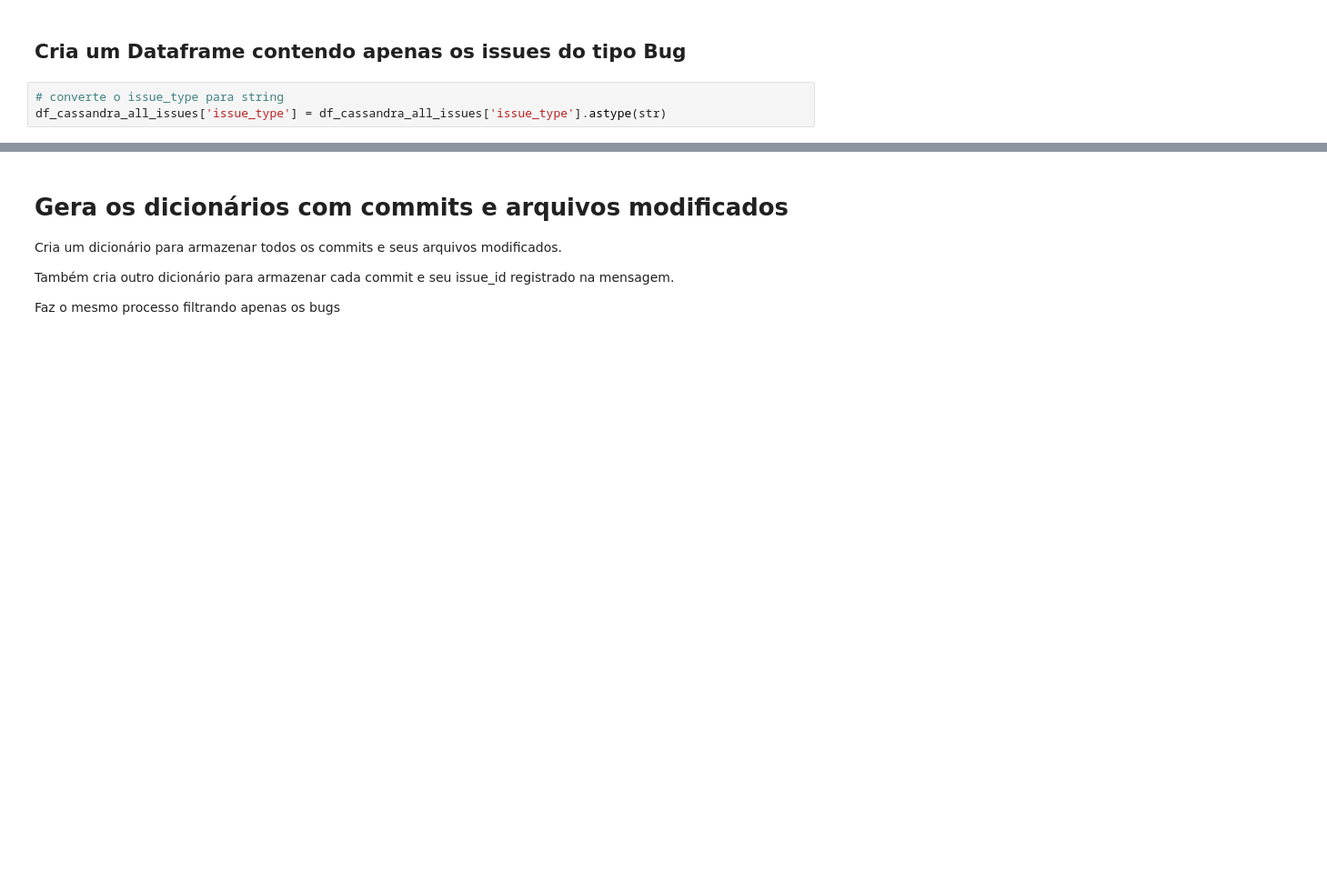
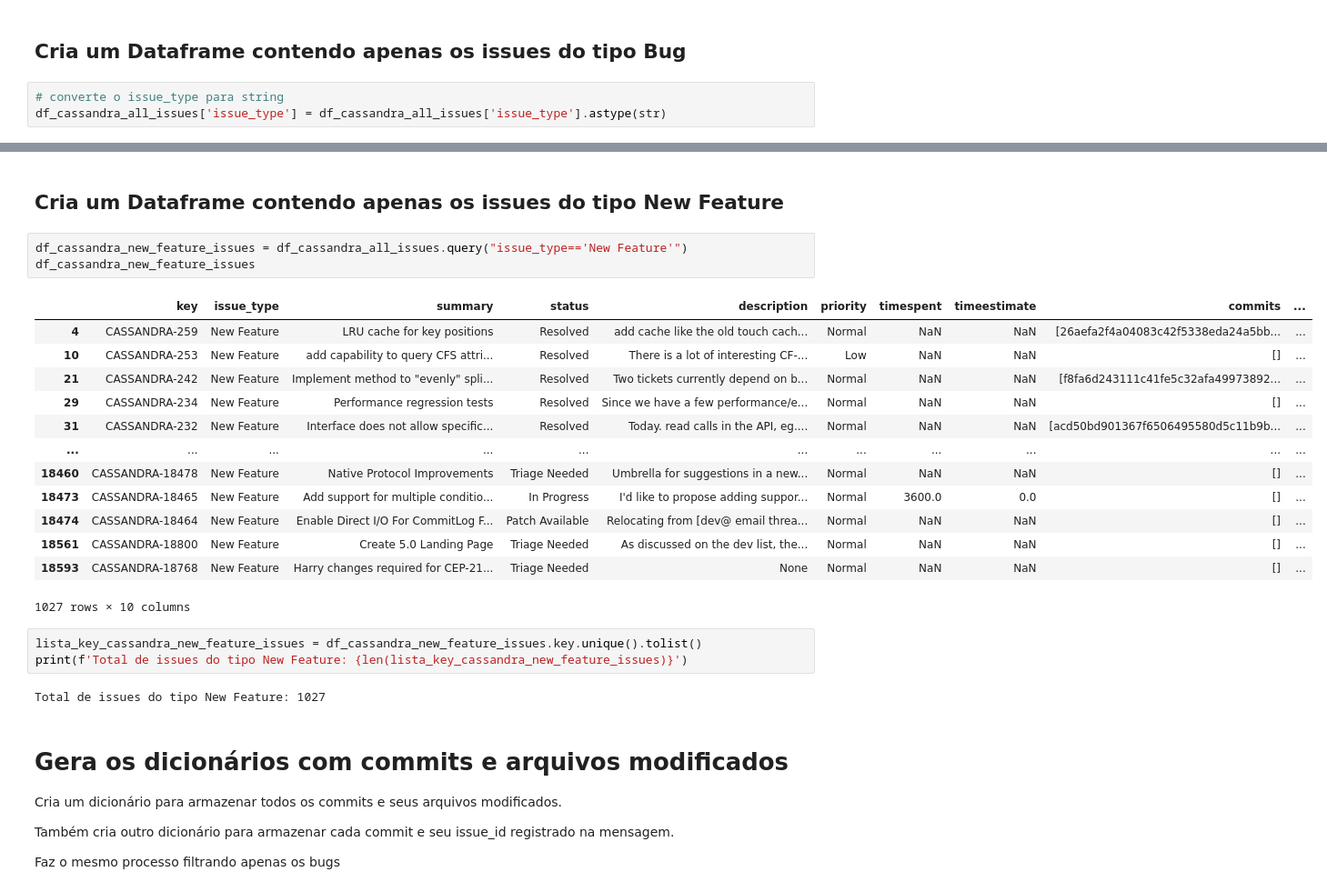
Before and after one commit to armandossrecife/piloto, a Jupyter notebook: classes_criticas_cassandra_teste_correlacao_todosissues_e_bugs.ipynb, the cells around one changed output, grey strips where cells are left out. Shown at 91% size. Saved outputs shown, nothing was run; the diff lists cells and outputs as text; blank space fills up the shorter version.

```diff
--- a/classes_criticas_cassandra_teste_correlacao_todosissues_e_bugs.ipynb
+++ b/classes_criticas_cassandra_teste_correlacao_todosissues_e_bugs.ipynb
@@ -517,3 +546,27 @@ Total de issues do tipo Bug: 10119
+# %% [markdown]
+## Cria um Dataframe contendo apenas os issues do tipo New Feature
+# %%
+df_cassandra_new_feature_issues = df_cassandra_all_issues.query("issue_type=='New Feature'")
+df_cassandra_new_feature_issues
+# %% [output]
+|  | key | issue_type | summary | status | description | priority | timespent | timeestimate | commits | ... |
+| 4 | CASSANDRA-259 | New Feature | LRU cache for key positions | Resolved | add cache like the old touch cach... | Normal | NaN | NaN | [26aefa2f4a04083c42f5338eda24a5bb... | ... |
+| 10 | CASSANDRA-253 | New Feature | add capability to query CFS attri... | Resolved | There is a lot of interesting CF-... | Low | NaN | NaN | [] | ... |
+| 21 | CASSANDRA-242 | New Feature | Implement method to "evenly" spli... | Resolved | Two tickets currently depend on b... | Normal | NaN | NaN | [f8fa6d243111c41fe5c32afa49973892... | ... |
+| 29 | CASSANDRA-234 | New Feature | Performance regression tests | Resolved | Since we have a few performance/e... | Normal | NaN | NaN | [] | ... |
+| 31 | CASSANDRA-232 | New Feature | Interface does not allow specific... | Resolved | Today. read calls in the API, eg.... | Normal | NaN | NaN | [acd50bd901367f6506495580d5c11b9b... | ... |
+| ... | ... | ... | ... | ... | ... | ... | ... | ... | ... | ... |
+| 18460 | CASSANDRA-18478 | New Feature | Native Protocol Improvements | Triage Needed | Umbrella for suggestions in a new... | Normal | NaN | NaN | [] | ... |
+| 18473 | CASSANDRA-18465 | New Feature | Add support for multiple conditio... | In Progress | I'd like to propose adding suppor... | Normal | 3600.0 | 0.0 | [] | ... |
+| 18474 | CASSANDRA-18464 | New Feature | Enable Direct I/O For CommitLog F... | Patch Available | Relocating from [dev@ email threa... | Normal | NaN | NaN | [] | ... |
+| 18561 | CASSANDRA-18800 | New Feature | Create 5.0 Landing Page | Triage Needed | As discussed on the dev list, the... | Normal | NaN | NaN | [] | ... |
+| 18593 | CASSANDRA-18768 | New Feature | Harry changes required for CEP-21... | Triage Needed | None | Normal | NaN | NaN | [] | ... |
+1027 rows × 10 columns
+# %%
+lista_key_cassandra_new_feature_issues = df_cassandra_new_feature_issues.key.unique().tolist()
+print(f'Total de issues do tipo New Feature: {len(lista_key_cassandra_new_feature_issues)}')
+# %% [output]
+Total de issues do tipo New Feature: 1027
 # %% [markdown]
 # Gera os dicionários com commits e arquivos modificados
 
```
Also changed, not shown: parts of 65 cells of this notebook.
